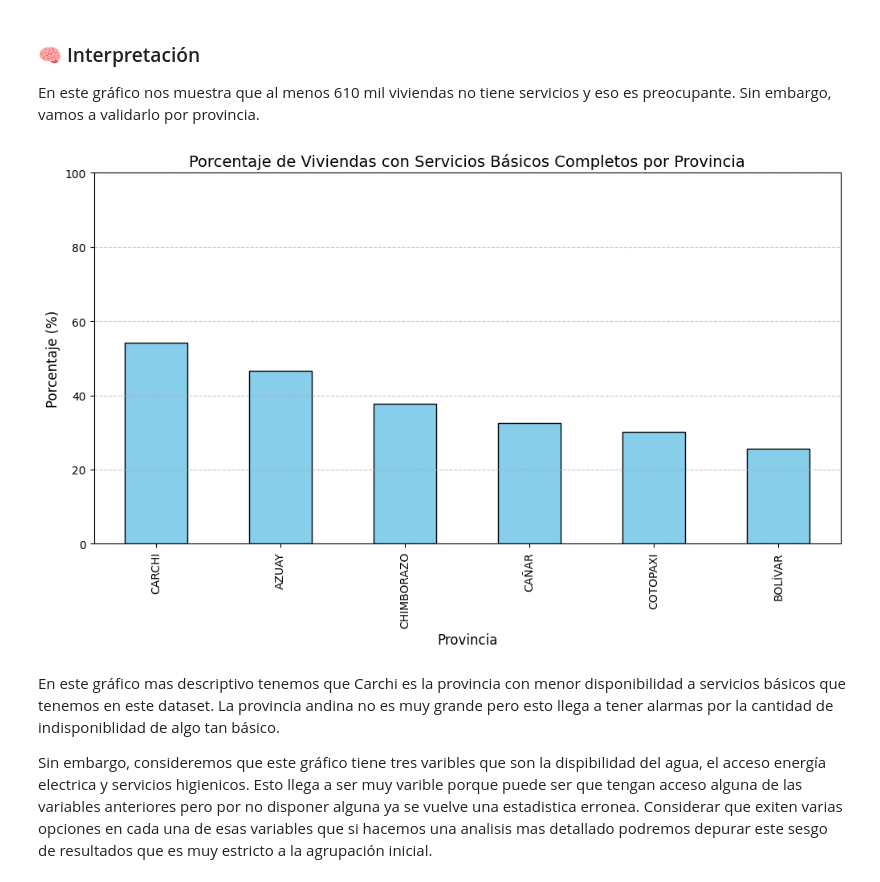
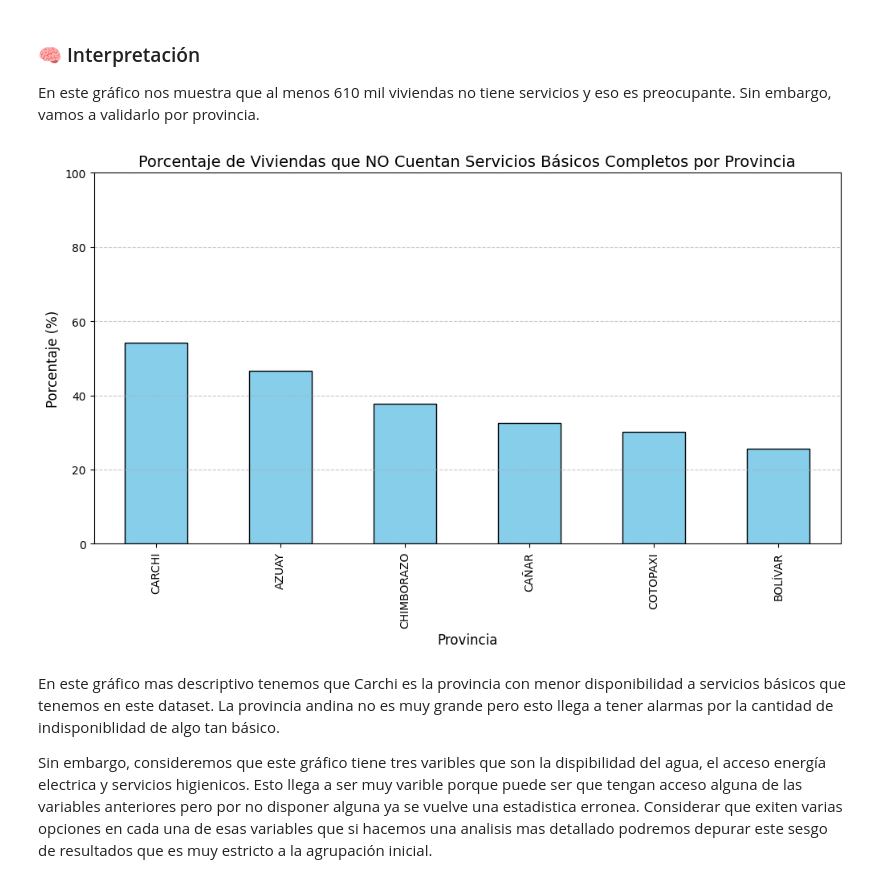
Before and after one commit to ChrisJavier/uide-Week_01-DataClean, a Jupyter notebook: week_2/src/AMGD_CP_W2_G3.ipynb, the cells around one changed output. Drawn from its saved outputs; the diff is of its cells as text; code cells hidden in the pictures.

```diff
--- a/week_2/src/AMGD_CP_W2_G3.ipynb
+++ b/week_2/src/AMGD_CP_W2_G3.ipynb
@@ -718,29 +718,29 @@ En este gráfico nos muestra que al menos 610 mil viviendas no tiene servicios y
 # %%
 # Calculamos el promedio usando una lógica booleana rápida (True=1, False=0)
 # Esto permite que el .mean() funcione y nos dé el porcentaje directamente
 servicios_prov = (
     (df['servicios_completos'] == 'Acceso Completo') # Volvemos a evaluar como booleano
     .groupby(df['i01_provincia'])
     .mean()
     .sort_values(ascending=False) * 100
 )
 
-# 2. Mejoramos el gráfico (añadiendo títulos y colores)
+# Mejoramos el gráfico (añadiendo títulos y colores)
 import matplotlib.pyplot as plt
 
 plt.figure(figsize=(12, 6))
 servicios_prov.plot(kind='bar', color='skyblue', edgecolor='black')
 
 # Añadimos etiquetas
-plt.title('Porcentaje de Viviendas con Servicios Básicos Completos por Provincia', fontsize=14)
+plt.title('Porcentaje de Viviendas que NO Cuentan Servicios Básicos Completos por Provincia', fontsize=14)
 plt.ylabel('Porcentaje (%)', fontsize=12)
 plt.xlabel('Provincia', fontsize=12)
 plt.ylim(0, 100) # El eje Y siempre debe ir de 0 a 100 para porcentajes
 plt.grid(axis='y', linestyle='--', alpha=0.7)
 
 plt.show()
 # %% [output]
-[figure, old version]
+[figure, new version]
 # %% [markdown]
 En este gráfico mas descriptivo tenemos que Carchi es la provincia con menor disponibilidad a servicios básicos que tenemos en este dataset. La provincia andina no es muy grande pero esto llega a tener alarmas por la cantidad de indisponiblidad de algo tan básico.
 
```
Also changed, not shown: parts of 2 cells of this notebook.
